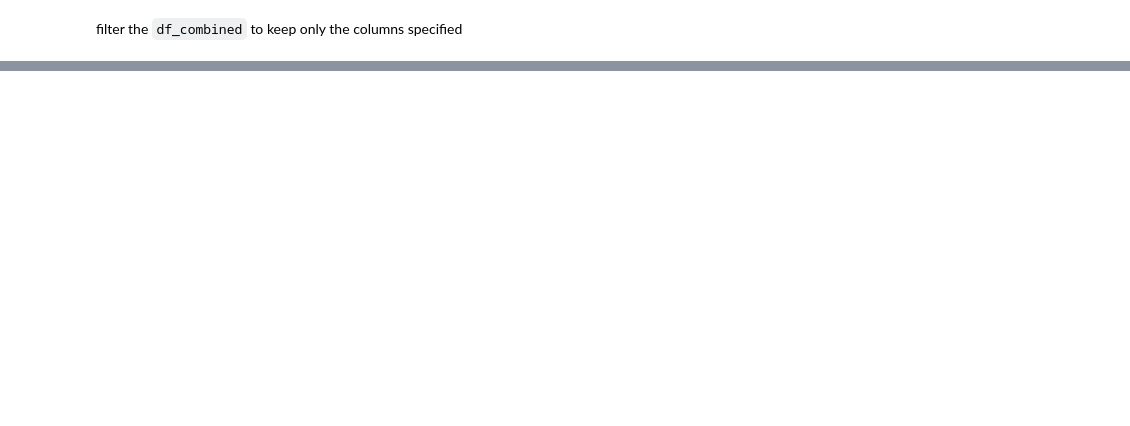
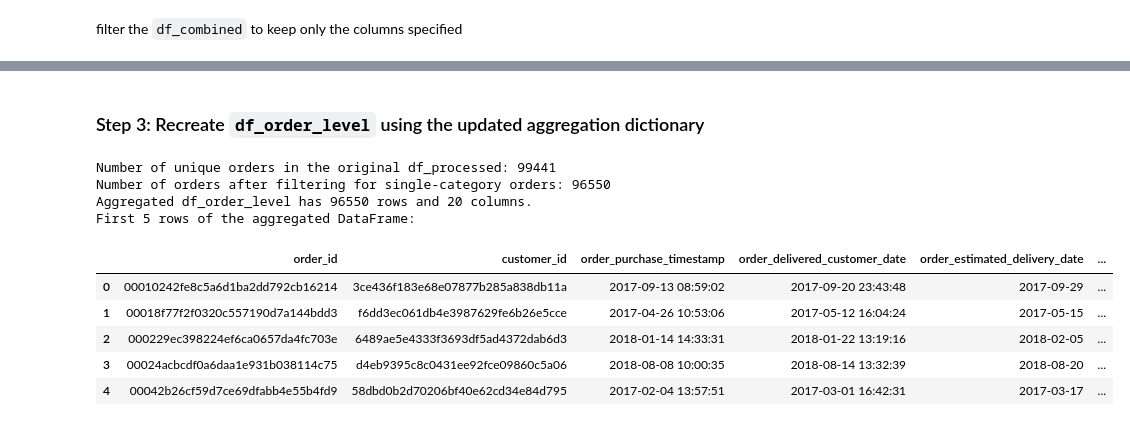
Before and after one commit to jessie0707a/Machine-Learning-Project, a Jupyter notebook: Predicting_Delivery_Duration_for_Olist.ipynb, the cells around one changed output, grey strips where cells are left out. Drawn from its saved outputs; the diff is of its cells as text; code cells hidden in the pictures; blank space fills up the shorter version.

```diff
--- a/Predicting_Delivery_Duration_for_Olist.ipynb
+++ b/Predicting_Delivery_Duration_for_Olist.ipynb
@@ -235,0 +354,63 @@ None
+# %% [markdown]
+### Step 3: Recreate `df_order_level` using the updated aggregation dictionary
+# %%
+# Redefine aggregation dictionary
+agg_dict_new = {
+    'customer_id': 'first', # Identifier
+    'order_purchase_timestamp': 'first', # Datetime, unique per order
+    'order_delivered_customer_date': 'first', # Datetime, unique per order
+    'order_estimated_delivery_date': 'first', # Datetime, unique per order
+
+    'product_id': 'nunique', # Count unique products per order
+    'seller_id': 'nunique', # Count unique sellers per order
+    'shipping_limit_date': 'max', # Latest shipping deadline for the order
+
+    'price': 'sum', # Sum total price for all items in the order
+    'freight_value': 'sum', # Sum total freight for all items in the order
+
+    'customer_zip_code_prefix': 'first', # Numerical but acts as identifier, consistent per order
+    'customer_state': 'first', # Categorical, consistent per order
+
+    'customer_geolocation_lat': 'first', # Consistent per order after zip prefix aggregation
+    'customer_geolocation_lng': 'first', # Consistent per order after zip prefix aggregation
+
+    'distance_km': 'max', # Take the maximum distance, as an order is considered 'delivered' only when all seller items are delivered; thus, the furthest seller might be the bottleneck.
+
+    'product_category_name': 'first', # Each order now contains only one category, so taking the first is sufficient
+    'product_weight_g': 'sum', # Sum total weight of all products in the order
+    'product_length_cm': 'max', # Max length for packaging
+    'product_height_cm': 'max', # Max height for packaging
+    'product_width_cm': 'max' # Max width for packaging
+}
+
+# Aggregate using the new df_single_category_orders and updated agg_dict
+df_order_level = df_single_category_orders.groupby('order_id').agg(agg_dict_new).reset_index()
+
+# Rename columns for clarity
+df_order_level.rename(columns={
+    'product_id': 'num_unique_products',
+    'seller_id': 'num_unique_sellers',
+    'price': 'total_price',
+    'freight_value': 'total_freight_value',
+    'product_weight_g': 'total_product_weight_g',
+    'product_length_cm': 'max_product_length_cm',
+    'product_height_cm': 'max_product_height_cm',
+    'product_width_cm': 'max_product_width_cm'
+}, inplace=True)
+
+print(f"Number of unique orders in the original df_processed: {df_processed['order_id'].nunique()}")
+print(f"Number of orders after filtering for single-category orders: {df_single_category_orders['order_id'].nunique()}")
+print(f"Aggregated df_order_level has {df_order_level.shape[0]} rows and {df_order_level.shape[1]} columns.")
+print("First 5 rows of the aggregated DataFrame:")
+display(df_order_level.head())
+# %% [output]
+Number of unique orders in the original df_processed: 99441
+Number of orders after filtering for single-category orders: 96550
+Aggregated df_order_level has 96550 rows and 20 columns.
+First 5 rows of the aggregated DataFrame:
+|  | order_id | customer_id | order_purchase_timestamp | order_delivered_customer_date | order_estimated_delivery_date | ... |
+| 0 | 00010242fe8c5a6d1ba2dd792cb16214 | 3ce436f183e68e07877b285a838db11a | 2017-09-13 08:59:02 | 2017-09-20 23:43:48 | 2017-09-29 | ... |
+| 1 | 00018f77f2f0320c557190d7a144bdd3 | f6dd3ec061db4e3987629fe6b26e5cce | 2017-04-26 10:53:06 | 2017-05-12 16:04:24 | 2017-05-15 | ... |
+| 2 | 000229ec398224ef6ca0657da4fc703e | 6489ae5e4333f3693df5ad4372dab6d3 | 2018-01-14 14:33:31 | 2018-01-22 13:19:16 | 2018-02-05 | ... |
+| 3 | 00024acbcdf0a6daa1e931b038114c75 | d4eb9395c8c0431ee92fce09860c5a06 | 2018-08-08 10:00:35 | 2018-08-14 13:32:39 | 2018-08-20 | ... |
+| 4 | 00042b26cf59d7ce69dfabb4e55b4fd9 | 58dbd0b2d70206bf40e62cd34e84d795 | 2017-02-04 13:57:51 | 2017-03-01 16:42:31 | 2017-03-17 | ... |
```
Also changed, not shown: parts of 21 cells of this notebook.
